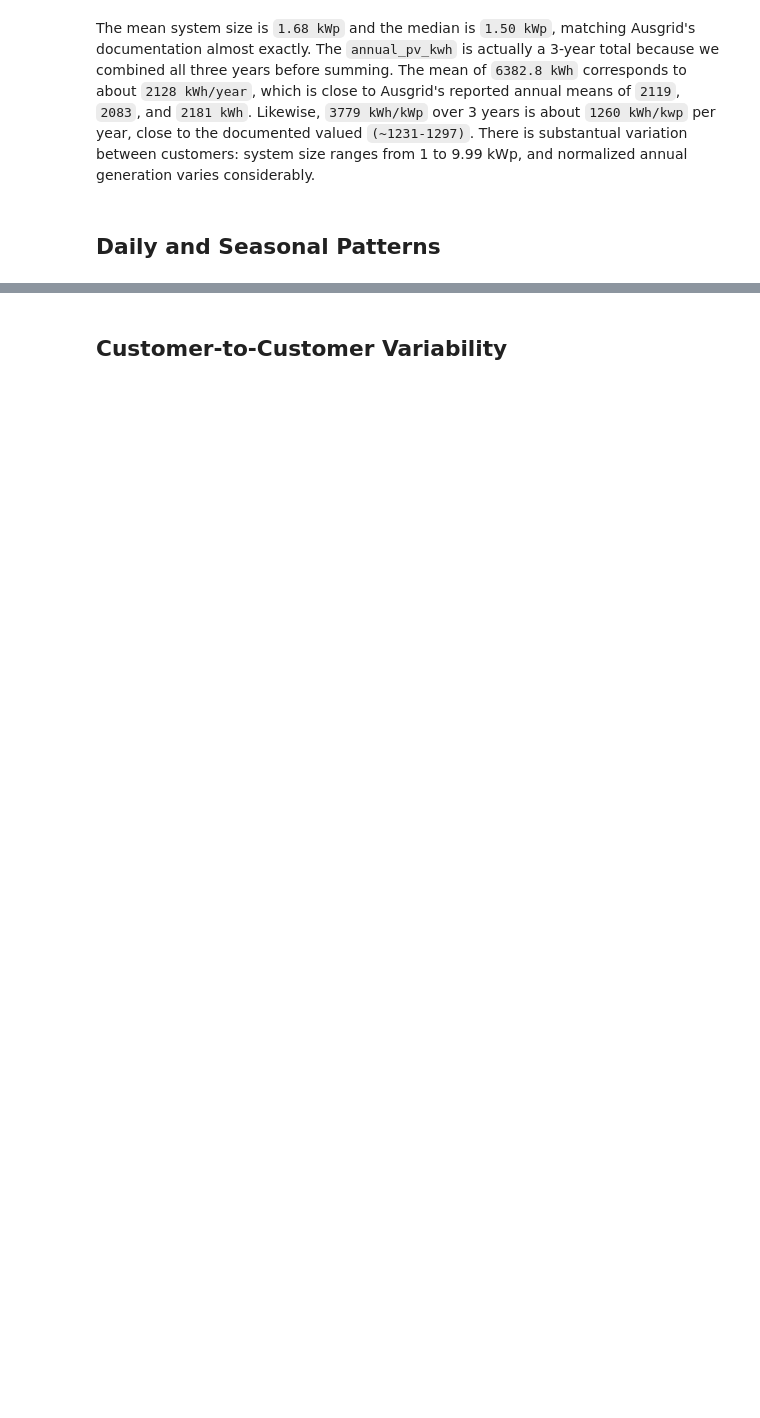
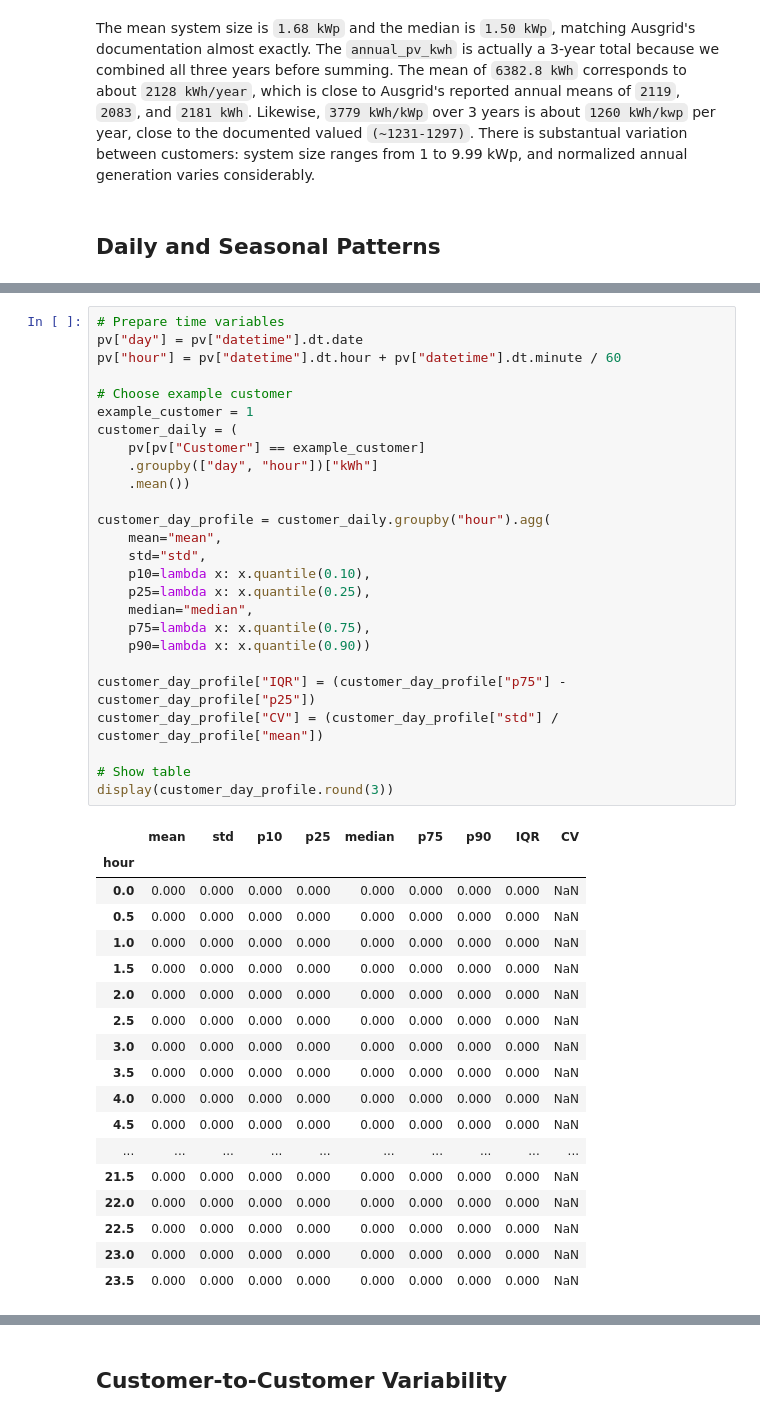
Before and after one commit to codettlaff/Energy-Disaggregation, a Jupyter notebook: tidy_data.ipynb, the cells around one changed output, grey strips where cells are left out. Drawn from its saved outputs; the diff is of its cells as text; blank space fills up the shorter version.

```diff
--- a/tidy_data.ipynb
+++ b/tidy_data.ipynb
@@ -307,0 +179,45 @@ display(day_variability.round(3))
+# %%
+# Prepare time variables
+pv["day"] = pv["datetime"].dt.date
+pv["hour"] = pv["datetime"].dt.hour + pv["datetime"].dt.minute / 60
+
+# Choose example customer
+example_customer = 1
+customer_daily = (
+    pv[pv["Customer"] == example_customer]
+    .groupby(["day", "hour"])["kWh"]
+    .mean())
+
+customer_day_profile = customer_daily.groupby("hour").agg(
+    mean="mean",
+    std="std",
+    p10=lambda x: x.quantile(0.10),
+    p25=lambda x: x.quantile(0.25),
+    median="median",
+    p75=lambda x: x.quantile(0.75),
+    p90=lambda x: x.quantile(0.90))
+
+customer_day_profile["IQR"] = (customer_day_profile["p75"] - customer_day_profile["p25"])
+customer_day_profile["CV"] = (customer_day_profile["std"] / customer_day_profile["mean"])
+
+# Show table
+display(customer_day_profile.round(3))
+# %% [output]
+|  | mean | std | p10 | p25 | median | p75 | p90 | IQR | CV |
+| hour |  |  |  |  |  |  |  |  |  |
+| 0.0 | 0.000 | 0.000 | 0.000 | 0.000 | 0.000 | 0.000 | 0.000 | 0.000 | NaN |
+| 0.5 | 0.000 | 0.000 | 0.000 | 0.000 | 0.000 | 0.000 | 0.000 | 0.000 | NaN |
+| 1.0 | 0.000 | 0.000 | 0.000 | 0.000 | 0.000 | 0.000 | 0.000 | 0.000 | NaN |
+| 1.5 | 0.000 | 0.000 | 0.000 | 0.000 | 0.000 | 0.000 | 0.000 | 0.000 | NaN |
+| 2.0 | 0.000 | 0.000 | 0.000 | 0.000 | 0.000 | 0.000 | 0.000 | 0.000 | NaN |
+| 2.5 | 0.000 | 0.000 | 0.000 | 0.000 | 0.000 | 0.000 | 0.000 | 0.000 | NaN |
+| 3.0 | 0.000 | 0.000 | 0.000 | 0.000 | 0.000 | 0.000 | 0.000 | 0.000 | NaN |
+| 3.5 | 0.000 | 0.000 | 0.000 | 0.000 | 0.000 | 0.000 | 0.000 | 0.000 | NaN |
+| 4.0 | 0.000 | 0.000 | 0.000 | 0.000 | 0.000 | 0.000 | 0.000 | 0.000 | NaN |
+| 4.5 | 0.000 | 0.000 | 0.000 | 0.000 | 0.000 | 0.000 | 0.000 | 0.000 | NaN |
+| ... | ... | ... | ... | ... | ... | ... | ... | ... | ... |
+| 21.5 | 0.000 | 0.000 | 0.000 | 0.000 | 0.000 | 0.000 | 0.000 | 0.000 | NaN |
+| 22.0 | 0.000 | 0.000 | 0.000 | 0.000 | 0.000 | 0.000 | 0.000 | 0.000 | NaN |
+| 22.5 | 0.000 | 0.000 | 0.000 | 0.000 | 0.000 | 0.000 | 0.000 | 0.000 | NaN |
+| 23.0 | 0.000 | 0.000 | 0.000 | 0.000 | 0.000 | 0.000 | 0.000 | 0.000 | NaN |
+| 23.5 | 0.000 | 0.000 | 0.000 | 0.000 | 0.000 | 0.000 | 0.000 | 0.000 | NaN |
```
Also changed, not shown: parts of 24 cells of this notebook.
